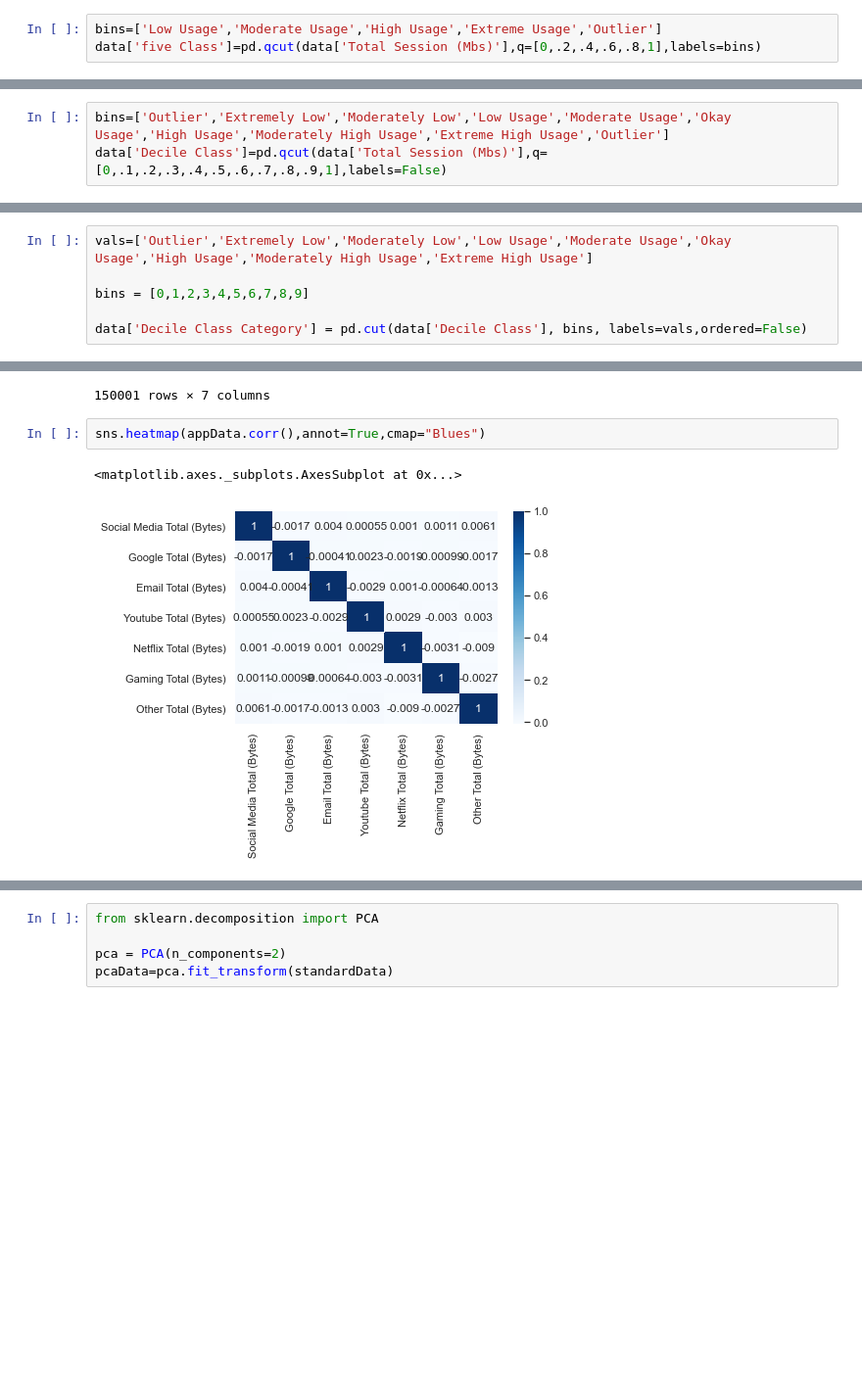
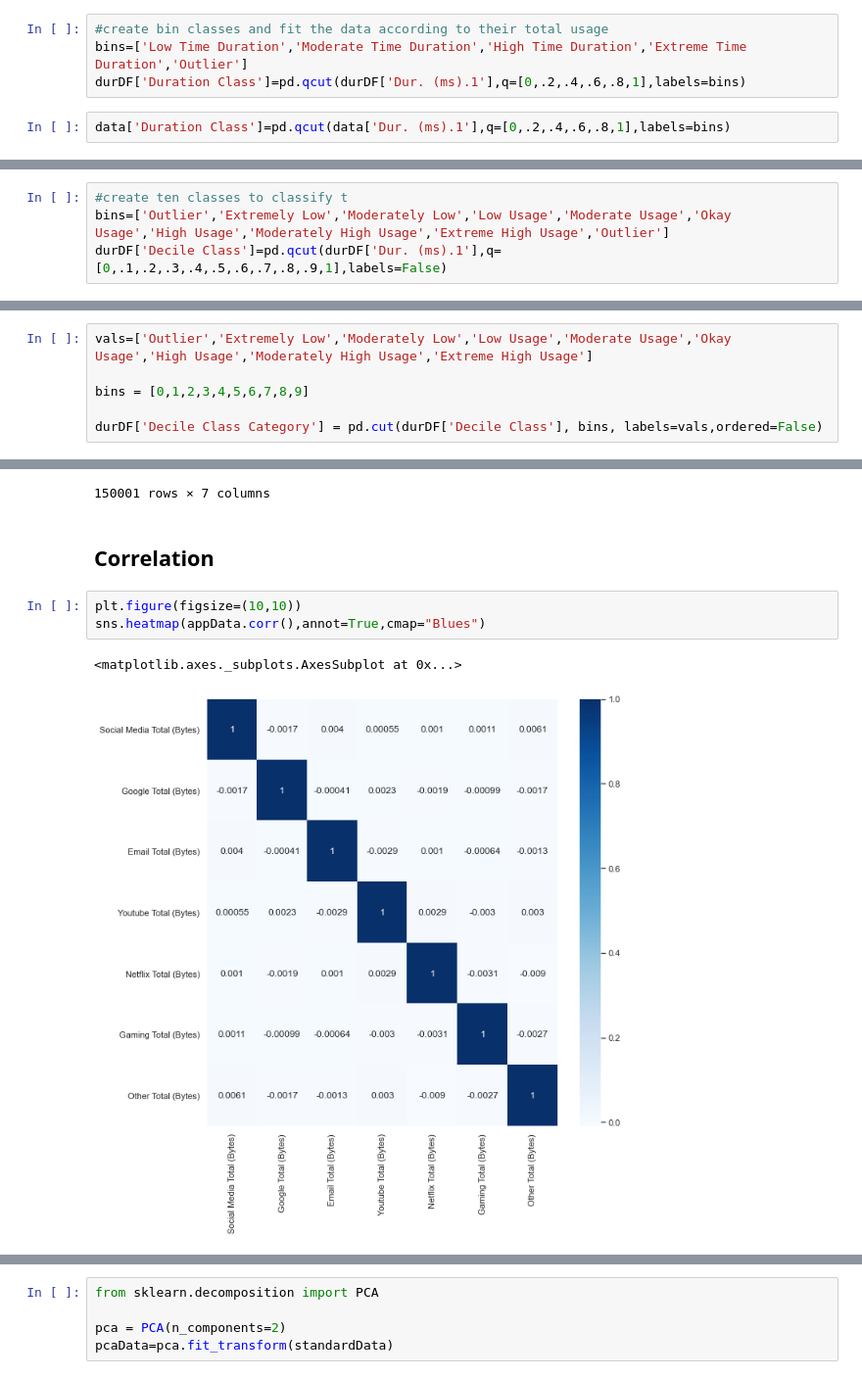
Before and after one commit to Blvisse/10-Academy, a Jupyter notebook: Week1/notebooks/TelecomChallenge.ipynb, the cells around one changed output, grey strips where cells are left out. Shown at 98% size. Drawn from its saved outputs; the diff is of its cells as text; blank space fills up the shorter version.

```diff
--- a/Week1/notebooks/TelecomChallenge.ipynb
+++ b/Week1/notebooks/TelecomChallenge.ipynb
@@ -1605,4 +1768,7 @@ Name: Total Session (Mbs), dtype: float64
 # %%
-bins=['Low Usage','Moderate Usage','High Usage','Extreme Usage','Outlier']
-data['five Class']=pd.qcut(data['Total Session (Mbs)'],q=[0,.2,.4,.6,.8,1],labels=bins)
+#create bin classes and fit the data according to their total usage
+bins=['Low Time Duration','Moderate Time Duration','High Time Duration','Extreme Time Duration','Outlier']
+durDF['Duration Class']=pd.qcut(durDF['Dur. (ms).1'],q=[0,.2,.4,.6,.8,1],labels=bins)
+# %%
+data['Duration Class']=pd.qcut(data['Dur. (ms).1'],q=[0,.2,.4,.6,.8,1],labels=bins)
 # %%
@@ -1624,4 +1791,5 @@ data
 # %%
+#create ten classes to classify t
 bins=['Outlier','Extremely Low','Moderately Low','Low Usage','Moderate Usage','Okay Usage','High Usage','Moderately High Usage','Extreme High Usage','Outlier']
-data['Decile Class']=pd.qcut(data['Total Session (Mbs)'],q=[0,.1,.2,.3,.4,.5,.6,.7,.8,.9,1],labels=False)
+durDF['Decile Class']=pd.qcut(durDF['Dur. (ms).1'],q=[0,.1,.2,.3,.4,.5,.6,.7,.8,.9,1],labels=False)
 # %%
@@ -1649,5 +1814,5 @@ vals=['Outlier','Extremely Low','Moderately Low','Low Usage','Moderate Usage','O
 
 bins = [0,1,2,3,4,5,6,7,8,9]
 
-data['Decile Class Category'] = pd.cut(data['Decile Class'], bins, labels=vals,ordered=False)
+durDF['Decile Class Category'] = pd.cut(durDF['Decile Class'], bins, labels=vals,ordered=False)
 # %%
@@ -1724,8 +1869,11 @@ appData
 | 149999 | 8.231090e+05 | 7.757267e+06 | 2.850914e+06 | 1.712251e+07 | ... |
 | 150000 | 1.828250e+06 | 7.807295e+06 | 2.259102e+06 | 2.264348e+07 | ... |
 150001 rows × 7 columns
+# %% [markdown]
+## Correlation
 # %%
+plt.figure(figsize=(10,10))
 sns.heatmap(appData.corr(),annot=True,cmap="Blues")
 # %% [output]
 <matplotlib.axes._subplots.AxesSubplot at 0x...>
-[figure, old version]
+[figure, new version]
```
Also changed, not shown: parts of 105 cells of this notebook, 11 other files.
